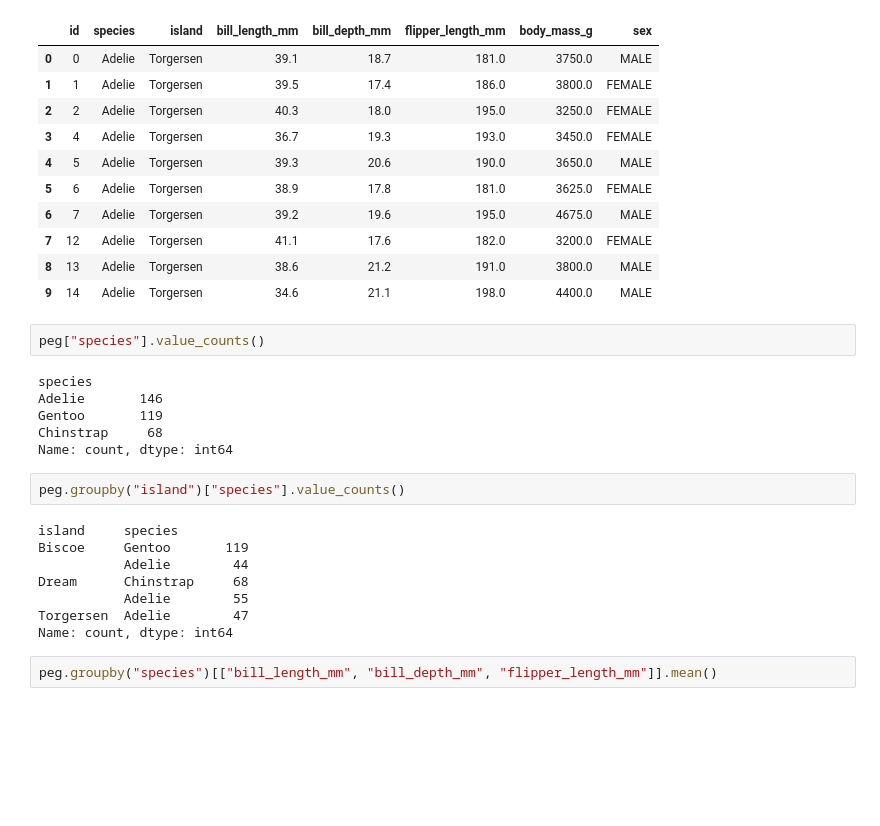
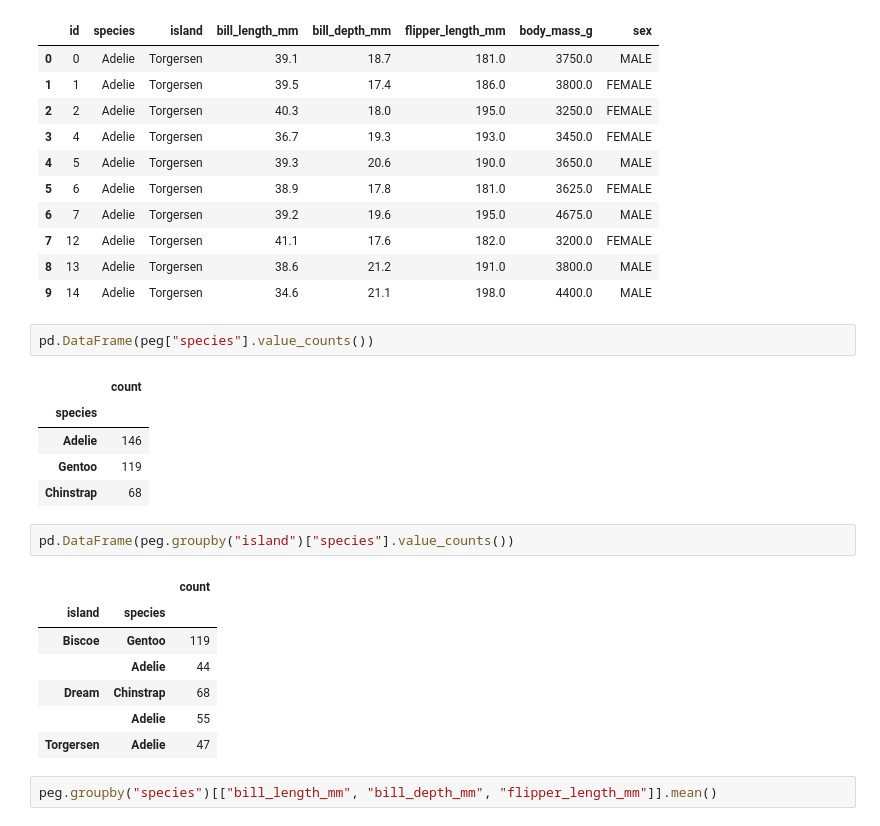
Before and after one commit to tiesen243/data-analyst, a Jupyter notebook: midterm-practice/peg.ipynb, the cells around one changed output. Cells and saved outputs as stored; diff of their text form; blank space fills up the shorter version.

```diff
--- a/midterm-practice/peg.ipynb
+++ b/midterm-practice/peg.ipynb
@@ -18,23 +18,23 @@ peg.head(10)
 | 8 | 13 | Adelie | Torgersen | 38.6 | 21.2 | 191.0 | 3800.0 | MALE |
 | 9 | 14 | Adelie | Torgersen | 34.6 | 21.1 | 198.0 | 4400.0 | MALE |
 # %%
-peg["species"].value_counts()
+pd.DataFrame(peg["species"].value_counts())
 # %% [output]
-species
-Adelie       146
-Gentoo       119
-Chinstrap     68
-Name: count, dtype: int64
+|  | count |
+| species |  |
+| Adelie | 146 |
+| Gentoo | 119 |
+| Chinstrap | 68 |
 # %%
-peg.groupby("island")["species"].value_counts()
+pd.DataFrame(peg.groupby("island")["species"].value_counts())
 # %% [output]
-island     species
-Biscoe     Gentoo       119
-           Adelie        44
-Dream      Chinstrap     68
-           Adelie        55
-Torgersen  Adelie        47
-Name: count, dtype: int64
+|  |  | count |
+| island | species |  |
+| Biscoe | Gentoo | 119 |
+|  | Adelie | 44 |
+| Dream | Chinstrap | 68 |
+|  | Adelie | 55 |
+| Torgersen | Adelie | 47 |
 # %%
 peg.groupby("species")[["bill_length_mm", "bill_depth_mm", "flipper_length_mm"]].mean()
 # %% [output]
```
Also changed, not shown: parts of 6 cells of this notebook.
